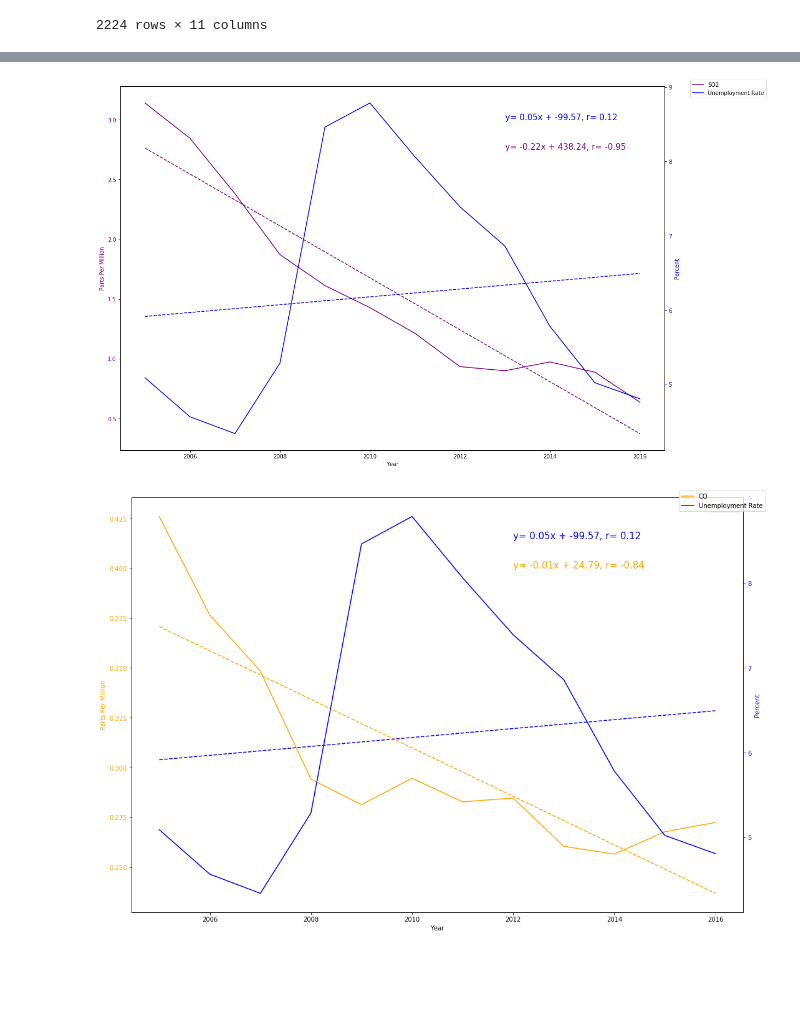
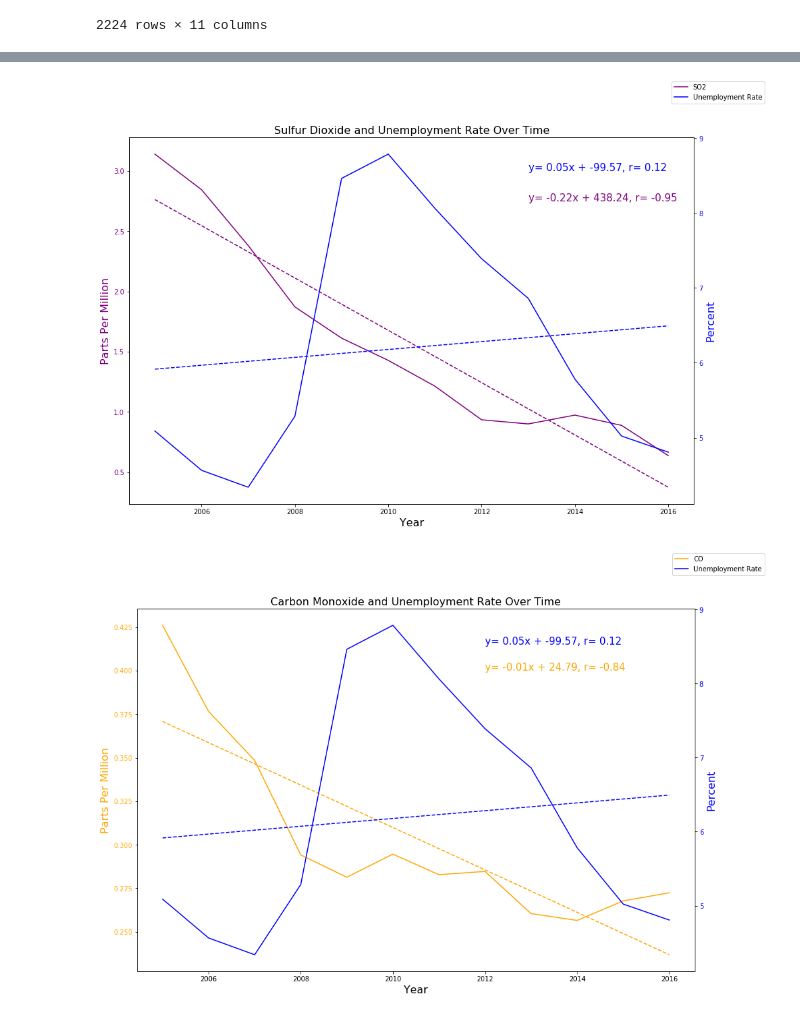
Before and after one commit to AshRC17/Project-1, a Jupyter notebook: Unemployment and Pollutant Charts.ipynb, the cells around one changed output, grey strips where cells are left out. Saved outputs shown, nothing was run; the diff lists cells and outputs as text; code cells hidden in the pictures; blank space fills up the shorter version.

```diff
--- a/Unemployment and Pollutant Charts.ipynb
+++ b/Unemployment and Pollutant Charts.ipynb
@@ -140,33 +140,33 @@ fig.savefig('Images/O3_vs_Unemployment.png')
 # %%
 SO2_line = linear_regression(employ_pollutant_year.index, employ_pollutant_year["Average of SO2 Mean"])
 employ_line = linear_regression(employ_pollutant_year.index, employ_pollutant_year["Value"])
 
 SO2_line_eq = linear_regression_eq(employ_pollutant_year.index, employ_pollutant_year["Average of SO2 Mean"])
 
 fig, ax1 = plt.subplots(figsize=(15,10))
 
 color = 'purple'
-ax1.set_xlabel('Year')
-ax1.set_ylabel('Parts Per Million', color=color)
+ax1.set_xlabel('Year', fontsize = 16)
+ax1.set_ylabel('Parts Per Million', color=color, fontsize = 16)
 ax1.plot(employ_pollutant_year.index, employ_pollutant_year["Average of SO2 Mean"], color=color, label = "SO2")
 ax1.tick_params(axis='y', labelcolor=color)
 ax1.plot(employ_pollutant_year.index,SO2_line, color ='purple', linestyle = '--')
 ax1.annotate(SO2_line_eq, (2013,2.75), fontsize = 15, color = "purple")
 ax1.annotate(employ_line_eq, (2013,3.0), fontsize = 15, color = "blue")
 ax2 = ax1.twinx()
 
 color = 'blue'
-ax2.set_ylabel('Percent', color=color)
+ax2.set_ylabel('Percent', color=color, fontsize = 16)
 ax2.plot(employ_pollutant_year.index, employ_pollutant_year["Value"], color=color, label = "Unemployment Rate")
 ax2.tick_params(axis='y', labelcolor=color)
 ax2.plot(employ_pollutant_year.index,employ_line, 'b--')
-fig.legend(loc='upper left', bbox_to_anchor=(1, 1))
-fig.tight_layout()
+fig.legend(loc='upper right')
+plt.title("Sulfur Dioxide and Unemployment Rate Over Time",fontsize = 16)
 plt.show()
 
 fig.savefig('Images/SO2_vs_Unemployment.png')
 # %% [output]
-[figure, old version]
+[figure, new version]
 # %%
 CO_line = linear_regression(employ_pollutant_year.index, employ_pollutant_year["Average of CO Mean"])
 employ_line = linear_regression(employ_pollutant_year.index, employ_pollutant_year["Value"])
@@ -176,26 +176,25 @@ CO_line_eq = linear_regression_eq(employ_pollutant_year.index, employ_pollutant_
 fig, ax1 = plt.subplots(figsize = (15,10))
 
 color = 'orange'
-ax1.set_xlabel('Year')
-ax1.set_ylabel('Parts Per Million', color=color)
+ax1.set_xlabel('Year', fontsize = 16)
+ax1.set_ylabel('Parts Per Million', color=color, fontsize = 16)
 ax1.plot(employ_pollutant_year.index, employ_pollutant_year["Average of CO Mean"], color=color, label = "CO")
 ax1.tick_params(axis='y', labelcolor=color)
 ax1.plot(employ_pollutant_year.index,CO_line, color = 'orange', linestyle = '--')
 ax1.annotate(CO_line_eq, (2012,0.4), fontsize = 15, color = "orange")
 ax1.annotate(employ_line_eq, (2012,0.415), fontsize = 15, color = "blue")
-ax1.legend()
 ax2 = ax1.twinx()
 
 color = 'blue'
-ax2.set_ylabel('Percent', color=color)
+ax2.set_ylabel('Percent', color=color, fontsize = 16)
 ax2.plot(employ_pollutant_year.index, employ_pollutant_year["Value"], color=color, label = "Unemployment Rate")
 ax2.tick_params(axis='y', labelcolor=color)
 ax2.plot(employ_pollutant_year.index,employ_line, 'b--')
-fig.legend()
-fig.tight_layout()
+fig.legend(loc='upper right')
+plt.title("Carbon Monoxide and Unemployment Rate Over Time",fontsize = 16)
 plt.show()
 
 
 fig.savefig('Images/CO_vs_Unemployment.png')
 # %% [output]
-[figure, old version]
+[figure, new version]
```
Also changed, not shown: parts of 2 cells of this notebook, 4 other files.
